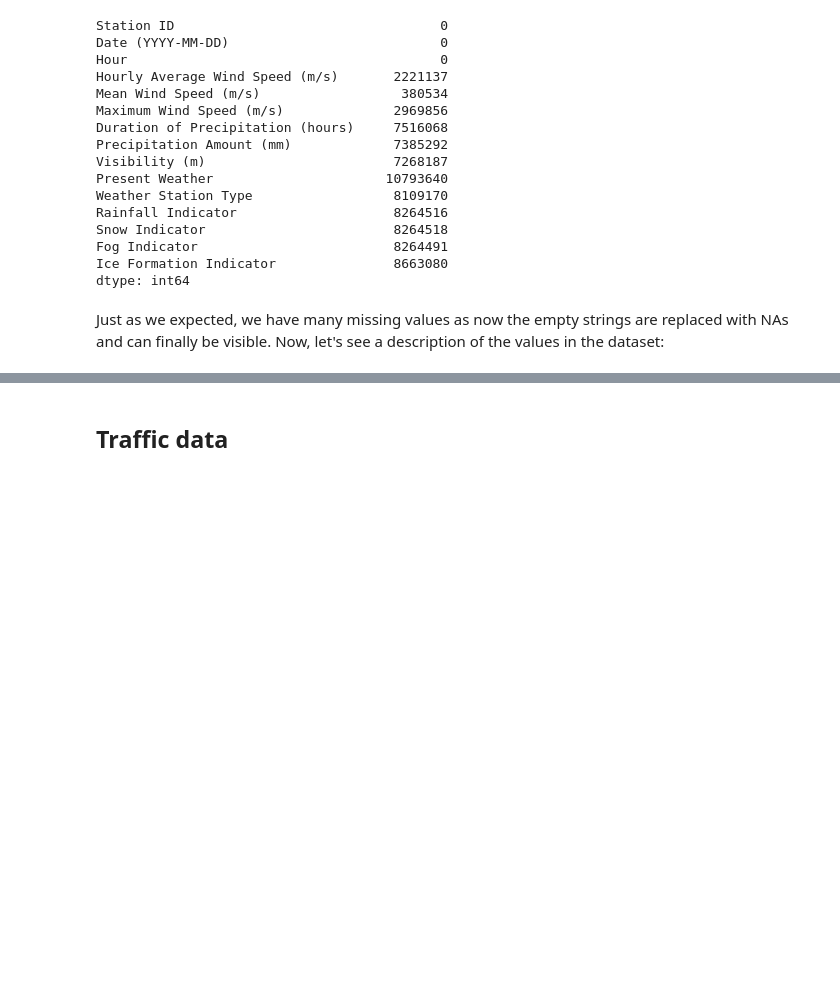
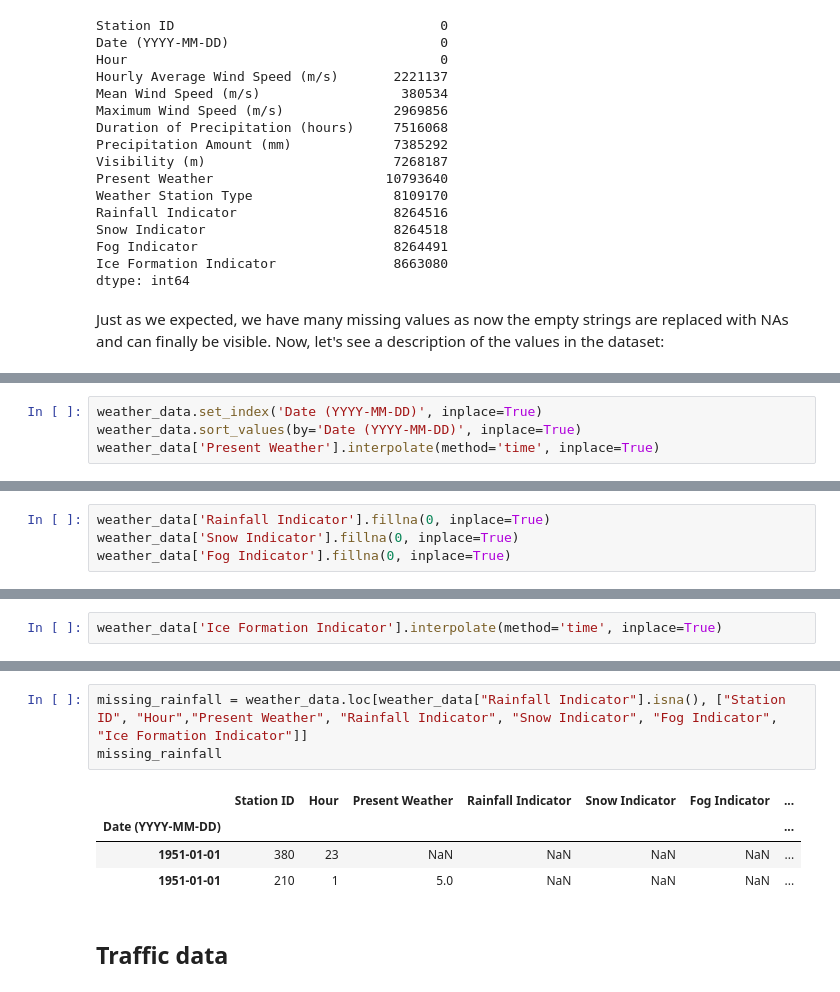
Before and after one commit to mhristev/TodayAI, a Jupyter notebook: eda_cleaning.ipynb, the cells around one changed output, grey strips where cells are left out. Drawn from its saved outputs; the diff is of its cells as text; blank space fills up the shorter version.

Commit message:
weather ds start cleaning

```diff
--- a/eda_cleaning.ipynb
+++ b/eda_cleaning.ipynb
@@ -331,0 +336,4 @@ weather_data_descr
+# %%
+weather_data.set_index('Date (YYYY-MM-DD)', inplace=True)
+weather_data.sort_values(by='Date (YYYY-MM-DD)', inplace=True)
+weather_data['Present Weather'].interpolate(method='time', inplace=True)
@@ -331,0 +344,4 @@ weather_data_descr
+# %%
+weather_data['Rainfall Indicator'].fillna(0, inplace=True)
+weather_data['Snow Indicator'].fillna(0, inplace=True)
+weather_data['Fog Indicator'].fillna(0, inplace=True)
@@ -331,0 +368,2 @@ weather_data_descr
+# %%
+weather_data['Ice Formation Indicator'].interpolate(method='time', inplace=True)
@@ -332,3 +395,11 @@ weather_data_descr
+# %%
+missing_rainfall = weather_data.loc[weather_data["Rainfall Indicator"].isna(), ["Station ID", "Hour","Present Weather", "Rainfall Indicator", "Snow Indicator", "Fog Indicator", "Ice Formation Indicator"]]
+missing_rainfall
+# %% [output]
+|  | Station ID | Hour | Present Weather | Rainfall Indicator | Snow Indicator | Fog Indicator | ... |
+| Date (YYYY-MM-DD) |  |  |  |  |  |  | ... |
+| 1951-01-01 | 380 | 23 | NaN | NaN | NaN | NaN | ... |
+| 1951-01-01 | 210 | 1 | 5.0 | NaN | NaN | NaN | ... |
 # %% [markdown]
 ## Traffic data
 # %%
```
Also changed, not shown: parts of 27 cells of this notebook.
